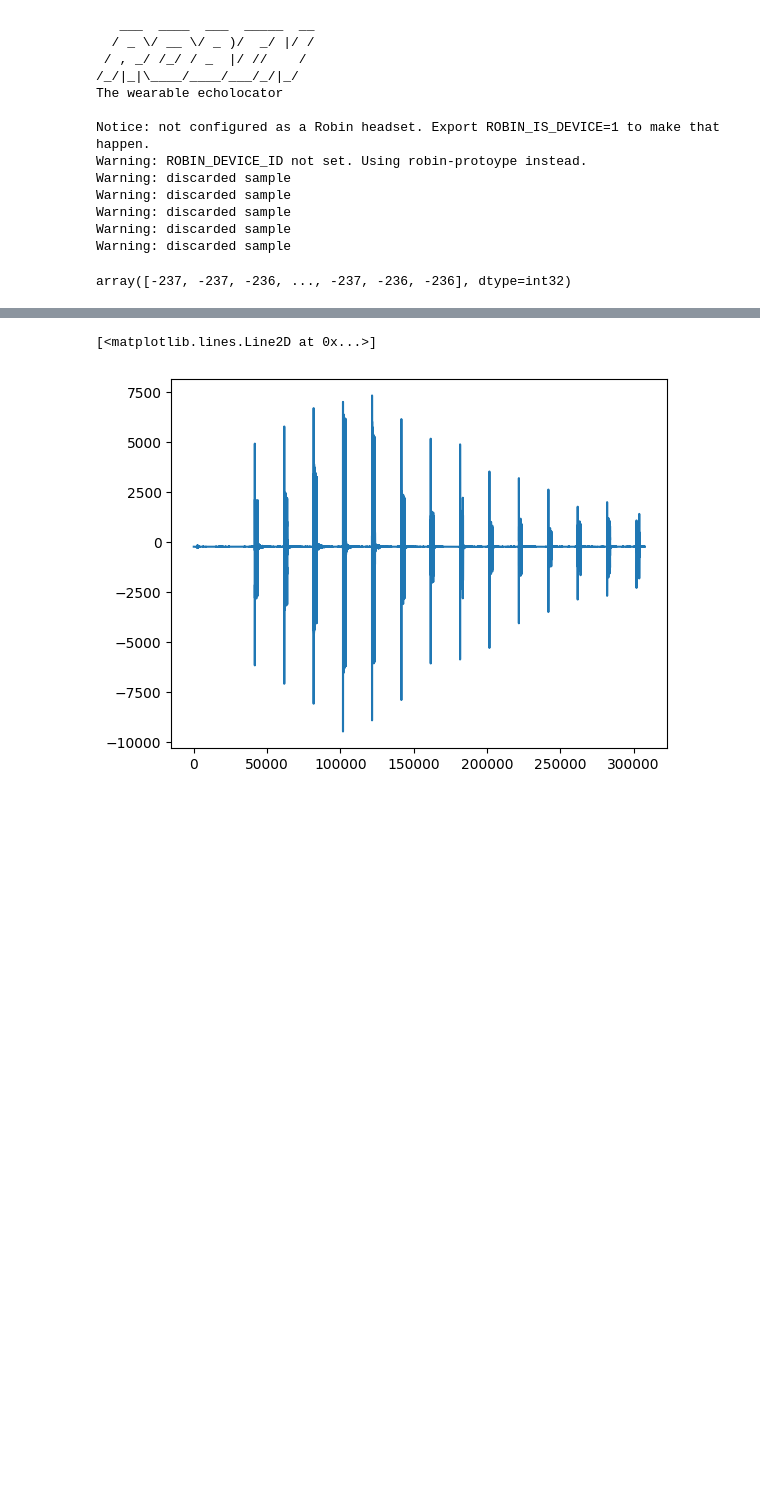
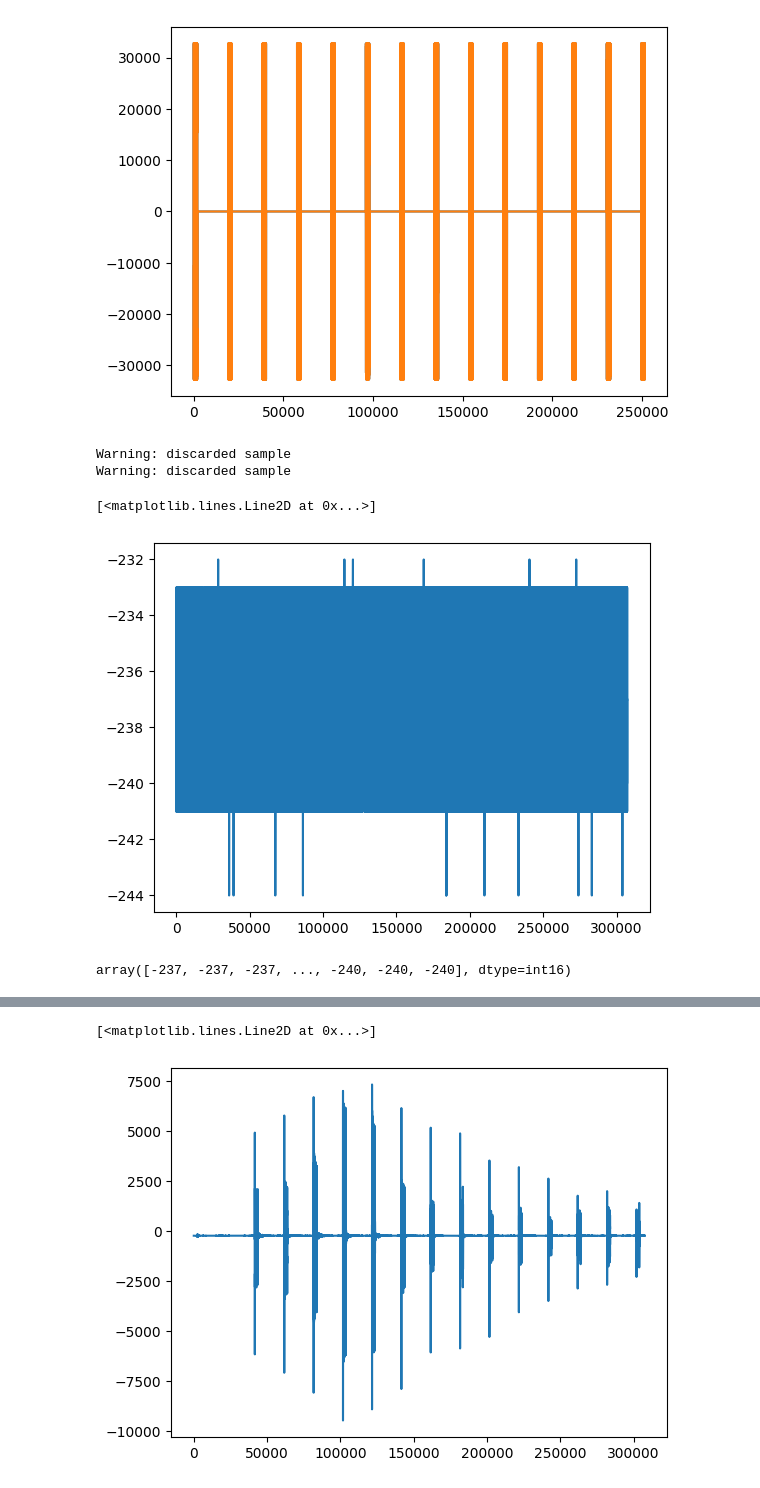
Before and after one commit to idreyn/bloops, a Jupyter notebook: testing/gain_patterns/test.ipynb, the cells around one changed output, grey strips where cells are left out. Saved outputs shown, nothing was run; the diff lists cells and outputs as text; code cells hidden in the pictures; blank space fills up the shorter version.

```diff
--- a/testing/gain_patterns/test.ipynb
+++ b/testing/gain_patterns/test.ipynb
@@ -2,31 +2,33 @@
 import matplotlib.pyplot as plt
 import numpy as np
 # %%
-from testing.gain_patterns.main import get_tone_ladder_recording
+from testing.gain_patterns.collect import get_tone_ladder_recording
 
 freq_spacing = 2500
 freqs = range(15000, 50000, freq_spacing)
 tone_length = 1e4
+silence_length = 9e4
 
-signal = get_tone_ladder_recording(freqs, tone_length)
+signal = get_tone_ladder_recording(freqs, tone_length, silence_length)
 signal = signal.flatten().astype(np.int32)
-
-signal
+plt.plot(signal)
 # %% [output]
+[figure, added]
-   ___  ____  ___  _____  __
-  / _ \/ __ \/ _ )/  _/ |/ /
- / , _/ /_/ / _  |/ //    /
-/_/|_|\____/____/___/_/|_/
-The wearable echolocator
-
-Notice: not configured as a Robin headset. Export ROBIN_IS_DEVICE=1 to make that happen.
-Warning: ROBIN_DEVICE_ID not set. Using robin-protoype instead.
 Warning: discarded sample
 Warning: discarded sample
-Warning: discarded sample
-Warning: discarded sample
-Warning: discarded sample
-array([-237, -237, -236, ..., -237, -236, -236], dtype=int32)
+[<matplotlib.lines.Line2D at 0x...>]
+[figure, added]
+# %%
+from wavio import read
+
+from testing.gain_patterns.models import Experiment, ExperimentEntry
+
+exp = Experiment.load_by_name("first")
+entry = ExperimentEntry(experiment=exp, azimuth=30, trial=0)
+signal = read(entry.wav_file_path).data.flatten()
+signal
+# %% [output]
+array([-237, -237, -237, ..., -240, -240, -240], dtype=int16)
 # %%
 original_dtype = signal.dtype
 
```
Also changed, not shown: parts of 5 cells of this notebook, 6 other files.
